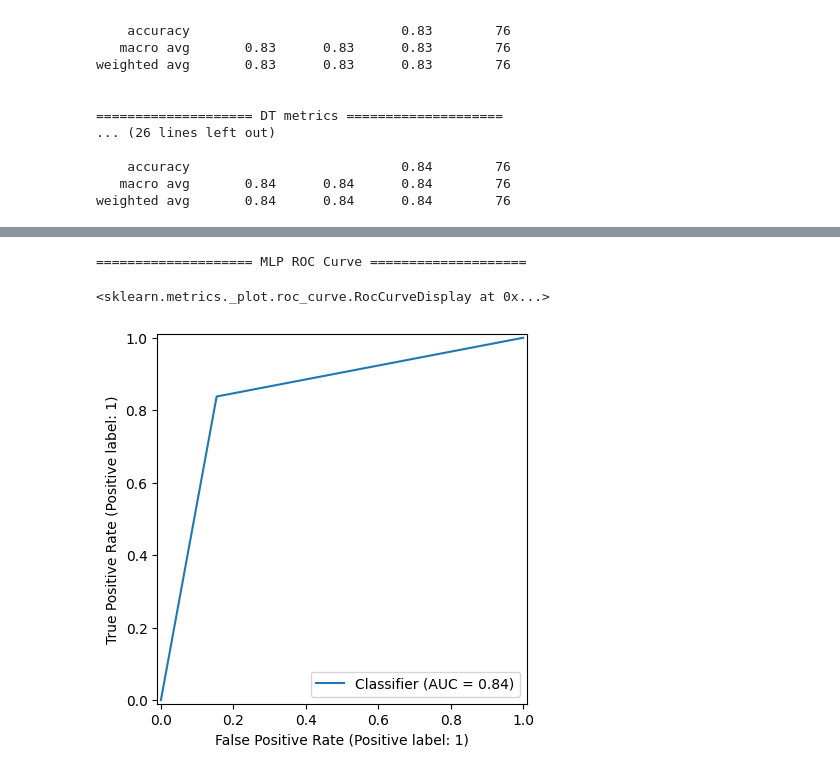
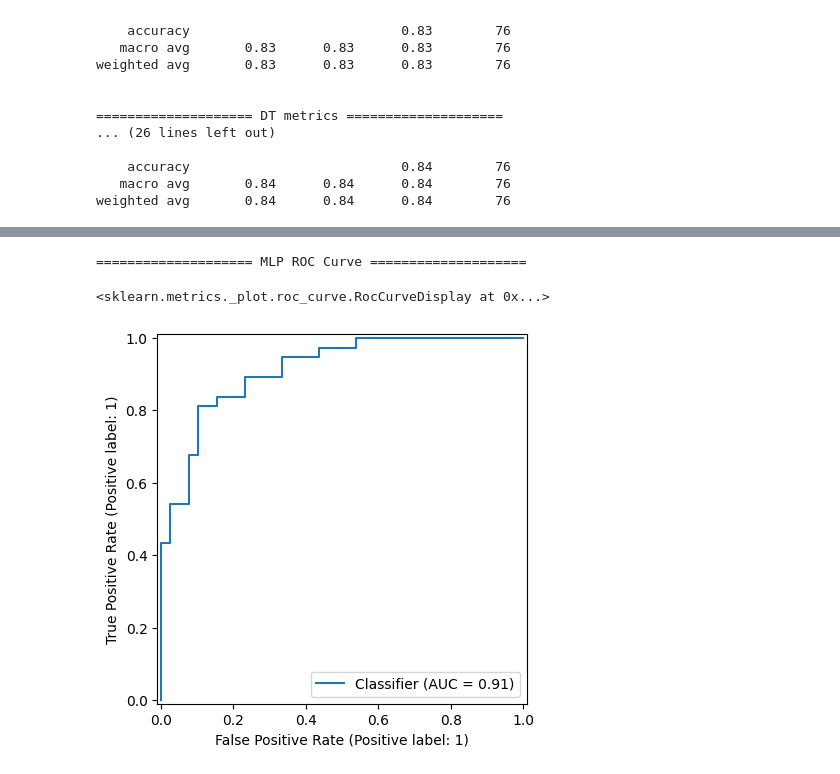
Before and after one commit to Rohith65-pixel/Mini-Project-Heart-Diease, a Jupyter notebook: Project File.ipynb, the cells around one changed output, grey strips where cells are left out. Drawn from its saved outputs; the diff is of its cells as text; code cells hidden in the pictures.

```diff
--- a/Project File.ipynb
+++ b/Project File.ipynb
@@ -388,7 +388,7 @@ RocCurveDisplay.from_predictions(y_test,y_ada)
 # %%
 print(20*'=',"MLP ROC Curve",20*'=')
-RocCurveDisplay.from_predictions(y_test,y_mlp)
+RocCurveDisplay.from_predictions(y_test,mlp_proba[:,1])
 # %% [output]
 ==================== MLP ROC Curve ====================
 <sklearn.metrics._plot.roc_curve.RocCurveDisplay at 0x...>
-[figure, old version]
+[figure, new version]
```
Also changed, not shown: parts of 8 cells of this notebook.
